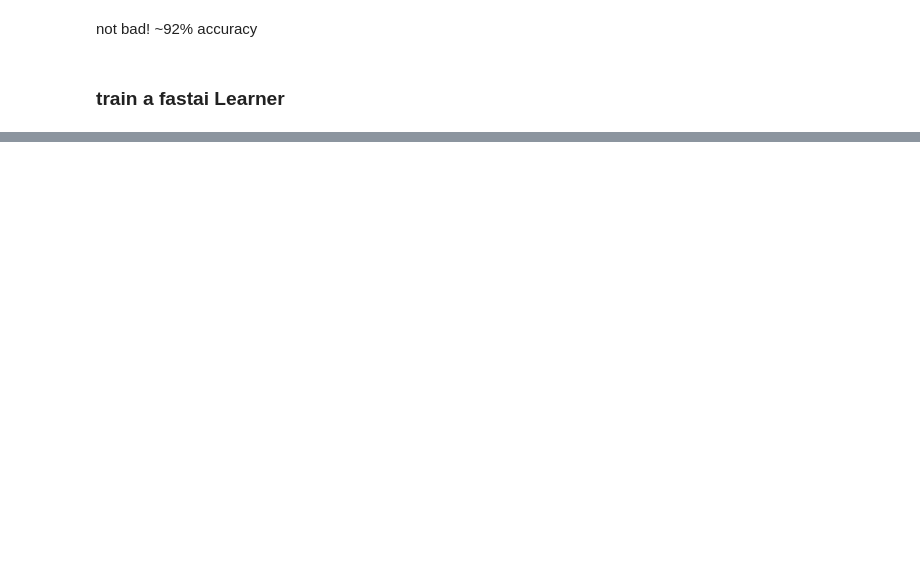
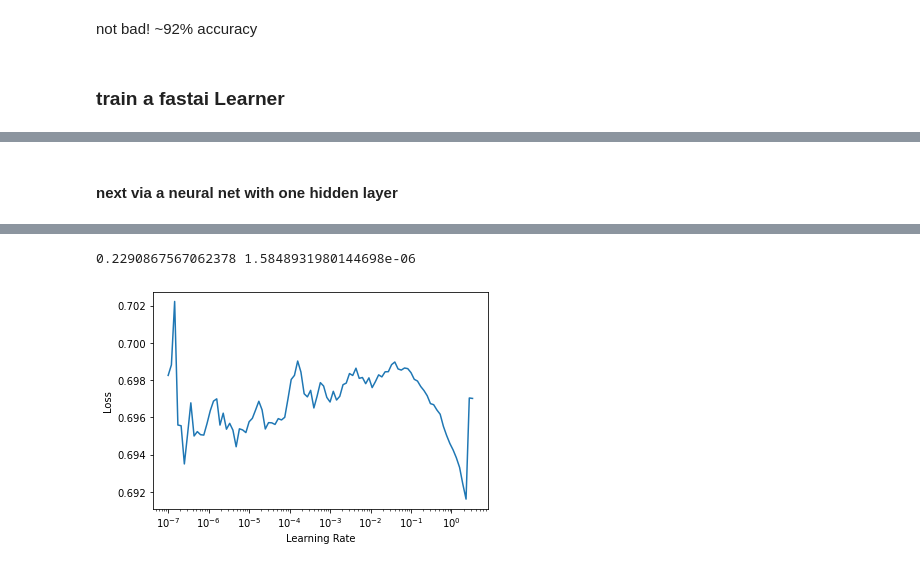
Before and after one commit to eugene-shvarts/fastai-sandbox, a Jupyter notebook: words.ipynb, the cells around one changed output, grey strips where cells are left out. Saved outputs shown, nothing was run; the diff lists cells and outputs as text; code cells hidden in the pictures; blank space fills up the shorter version.

```diff
--- a/words.ipynb
+++ b/words.ipynb
@@ -245,0 +256,14 @@ df = pd.DataFrame({'text': word_list, 'label': learn_fn(word_list)})
+# %% [markdown]
+#### next via a neural net with one hidden layer
+# %%
+nn_model = nn.Sequential(
+    nn.Linear(maxlen, 50),
+    nn.ReLU(),
+    nn.Linear(50, 1)
+)
+learn = Learner(dls, nn_model, opt_func=SGD, loss_func=BCEWithLogitsLossFlat(), metrics=partial(accuracy_multi, thresh=0.5))
+
+# let's find an optimal learning rate
+lr_min, lr_steep = learn.lr_find()
+print(lr_min, lr_steep)
+# %% [output]
@@ -245,0 +271,2 @@ df = pd.DataFrame({'text': word_list, 'label': learn_fn(word_list)})
+0.2290867567062378 1.5848931980144698e-06
+[figure, added]
```
Also changed, not shown: parts of 25 cells of this notebook.
